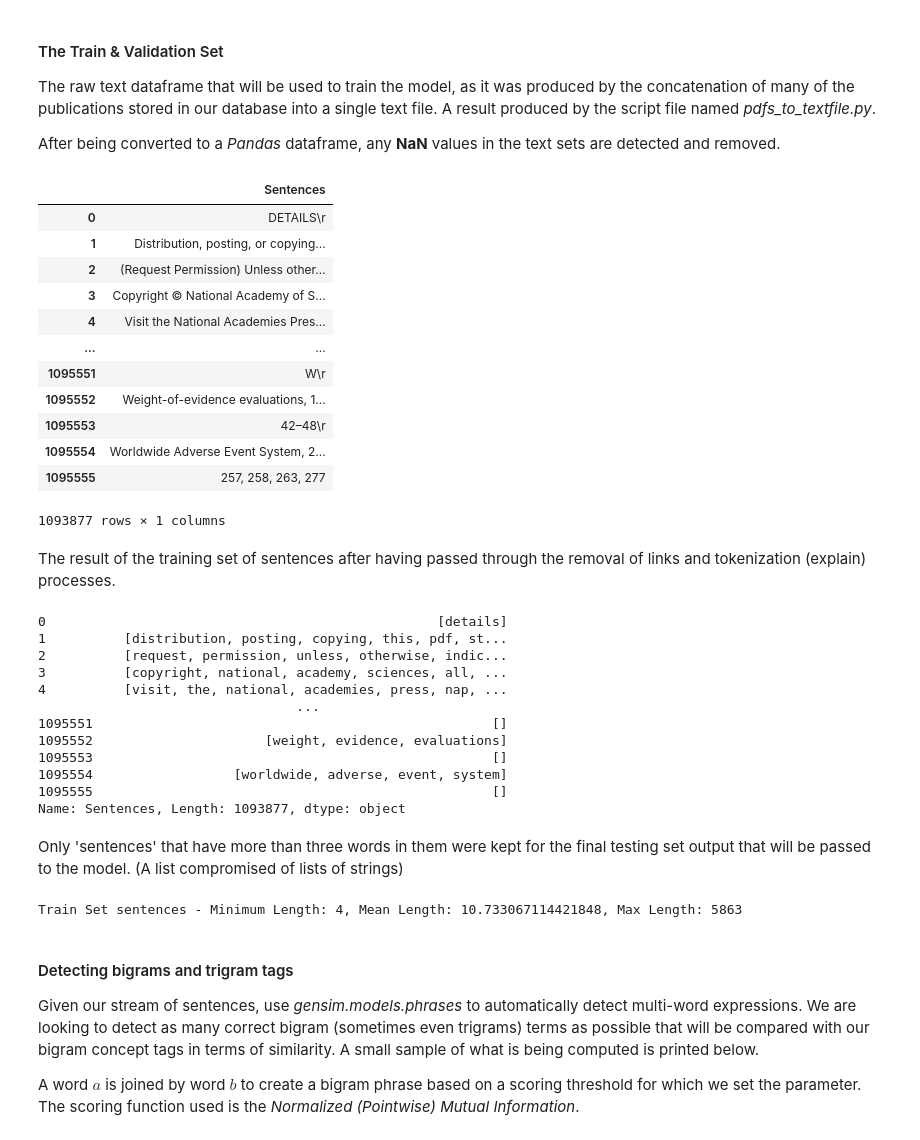
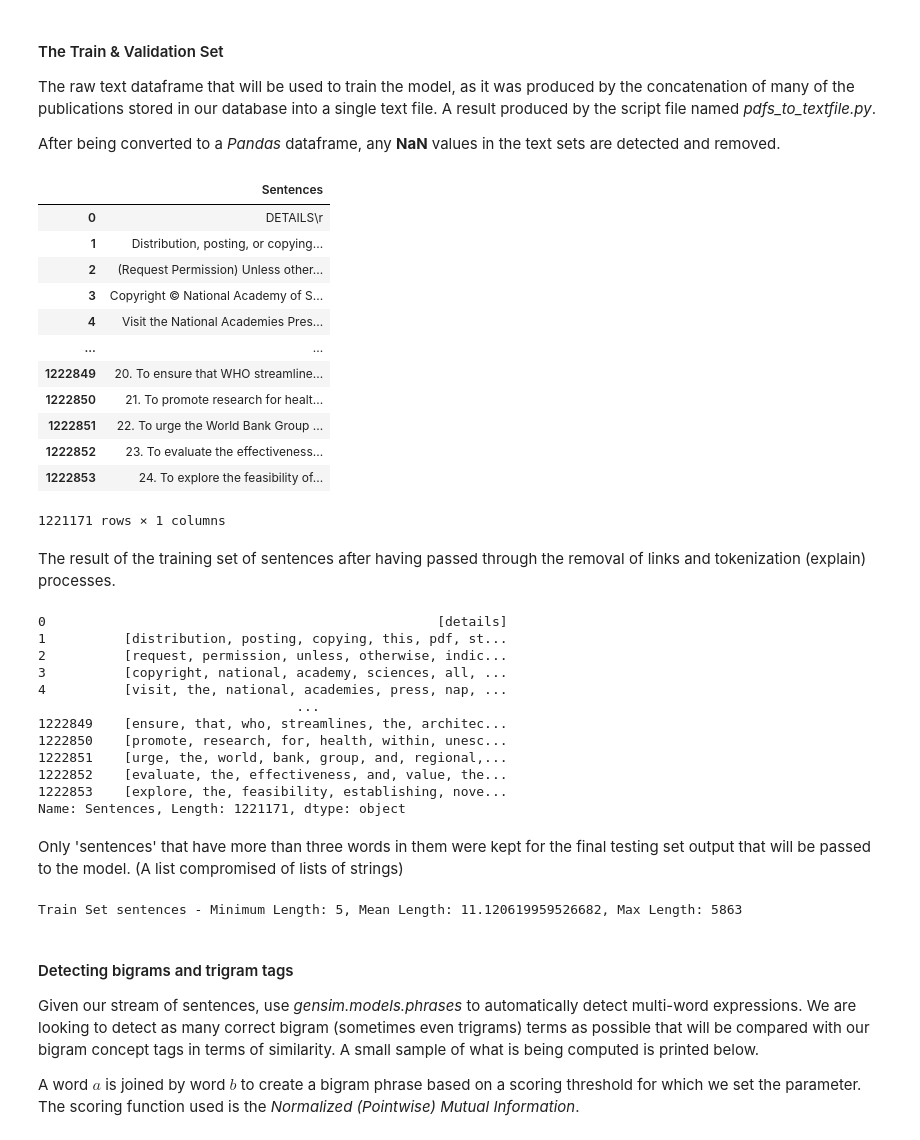
Before and after one commit to mrgeooo14/UNIGE-Master-Thesis, a Jupyter notebook: similarity.ipynb, the cells around one changed output. Saved outputs shown, nothing was run; the diff lists cells and outputs as text; code cells hidden in the pictures.

```diff
--- a/similarity.ipynb
+++ b/similarity.ipynb
@@ -70,28 +70,28 @@ After being converted to a *Pandas* dataframe, any **NaN** values in the text se
 # %%
 # text_set_df = pd.read_table("data/train_sets/train_implementome.txt", header = None, names = ['Sentences'], lineterminator = '\n')
 # text_set_df = pd.read_table("data/train_sets/train_100_pubs.txt", header = None, names = ['Sentences'], lineterminator = '\n')
-text_set_df = pd.read_table("data/train_sets/train_100_books.txt", header = None, names = ['Sentences'], lineterminator = '\n')
+text_set_df = pd.read_table("data/train_sets/train_100_books2.txt", header = None, names = ['Sentences'], lineterminator = '\n')
 test_set_df = pd.read_table("data/train_sets/evaluation_set.txt", header = None, names = ['Sentences'], lineterminator = '\n')
 
 ## Dropping NaN values
 text_set_df = text_set_df.dropna(subset=['Sentences'])
 test_set_df = test_set_df.dropna(subset=['Sentences'])
 
 text_set_df
 # %% [output]
 |  | Sentences |
 | 0 | DETAILS\r |
 | 1 | Distribution, posting, or copying... |
 | 2 | (Request Permission) Unless other... |
 | 3 | Copyright © National Academy of S... |
 | 4 | Visit the National Academies Pres... |
 | ... | ... |
-| 1095551 | W\r |
-| 1095552 | Weight-of-evidence evaluations, 1... |
-| 1095553 | 42–48\r |
-| 1095554 | Worldwide Adverse Event System, 2... |
-| 1095555 | 257, 258, 263, 277 |
+| 1222849 | 20. To ensure that WHO streamline... |
+| 1222850 | 21. To promote research for healt... |
+| 1222851 | 22. To urge the World Bank Group ... |
+| 1222852 | 23. To evaluate the effectiveness... |
+| 1222853 | 24. To explore the feasibility of... |
-1093877 rows × 1 columns
+1221171 rows × 1 columns
 # %% [markdown]
 The result of the training set of sentences after having passed through the removal of links and tokenization (explain) processes.
 # %%
@@ -111,23 +111,23 @@ train_text
 3          [copyright, national, academy, sciences, all, ...
 4          [visit, the, national, academies, press, nap, ...
                                  ...
-1095551                                                   []
-1095552                      [weight, evidence, evaluations]
-1095553                                                   []
-1095554                  [worldwide, adverse, event, system]
-1095555                                                   []
-Name: Sentences, Length: 1093877, dtype: object
+1222849    [ensure, that, who, streamlines, the, architec...
+1222850    [promote, research, for, health, within, unesc...
+1222851    [urge, the, world, bank, group, and, regional,...
+1222852    [evaluate, the, effectiveness, and, value, the...
+1222853    [explore, the, feasibility, establishing, nove...
+Name: Sentences, Length: 1221171, dtype: object
 # %% [markdown]
 Only 'sentences' that have more than three words in them were kept for the final testing set output that will be passed to the model. (A list compromised of lists of strings)
 # %%
-train_set = [sentence for sentence in train_text if sentence != [] and len(sentence) > 3]
-validation_set = [sentence for sentence in test_text if sentence != [] and len(sentence) > 3]
+train_set = [sentence for sentence in train_text if sentence != [] and len(sentence) > 4]
+validation_set = [sentence for sentence in test_text if sentence != [] and len(sentence) > 4]
 validation_set_length = len([word for sentence in test_text for word in sentence]) ## Total number of words in the validation set
 
 all_lengths = [len(x) for x in train_set]
 print('Train Set sentences - Minimum Length: {}, Mean Length: {}, Max Length: {}'.format(min(all_lengths), sum(all_lengths) / len(all_lengths) , max(all_lengths)))
 # %% [output]
-Train Set sentences - Minimum Length: 4, Mean Length: 10.733067114421848, Max Length: 5863
+Train Set sentences - Minimum Length: 5, Mean Length: 11.120619959526682, Max Length: 5863
 # %% [markdown]
 #### Detecting bigrams and trigram tags
 
```
Also changed, not shown: parts of 16 cells of this notebook, 2 other files.
